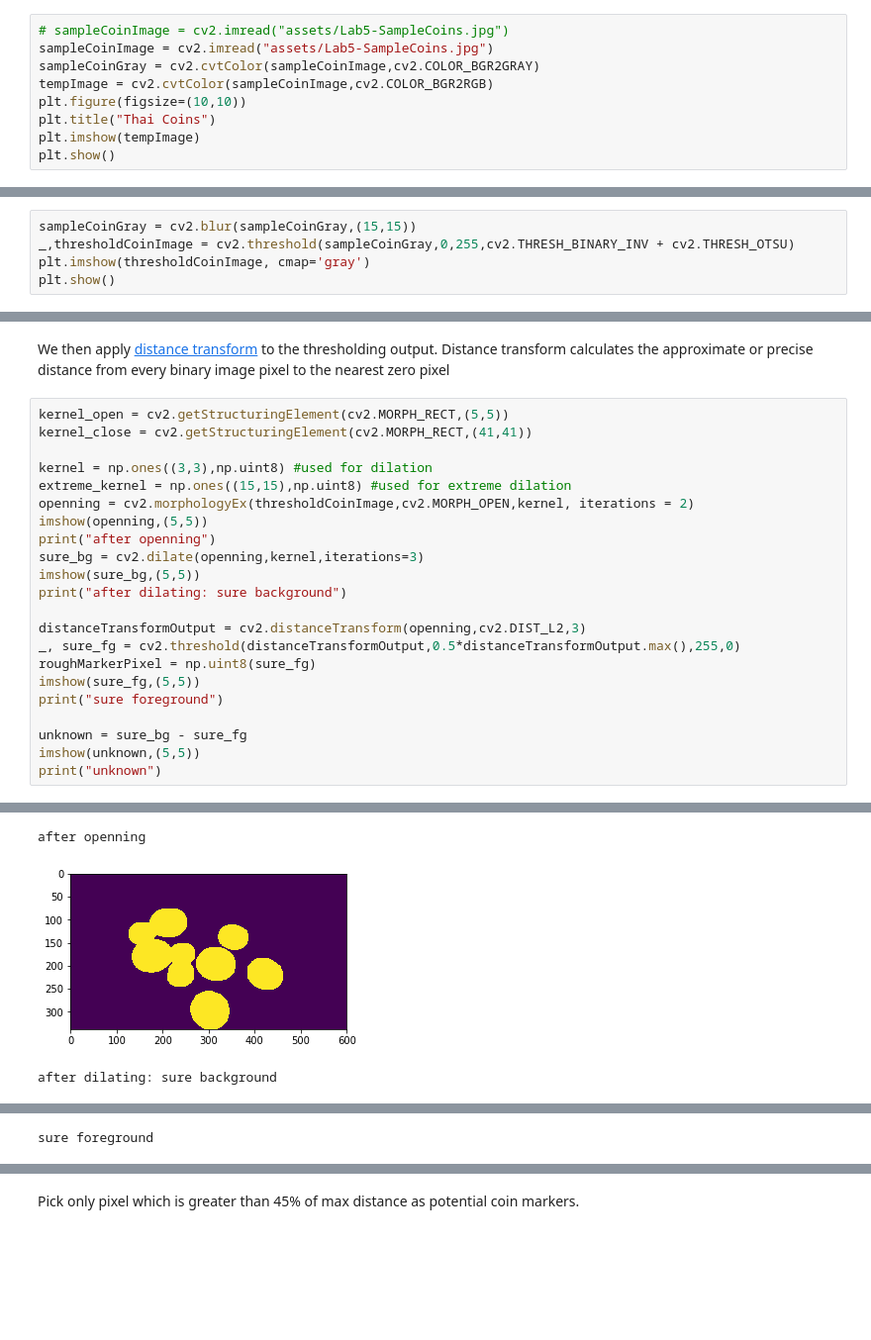
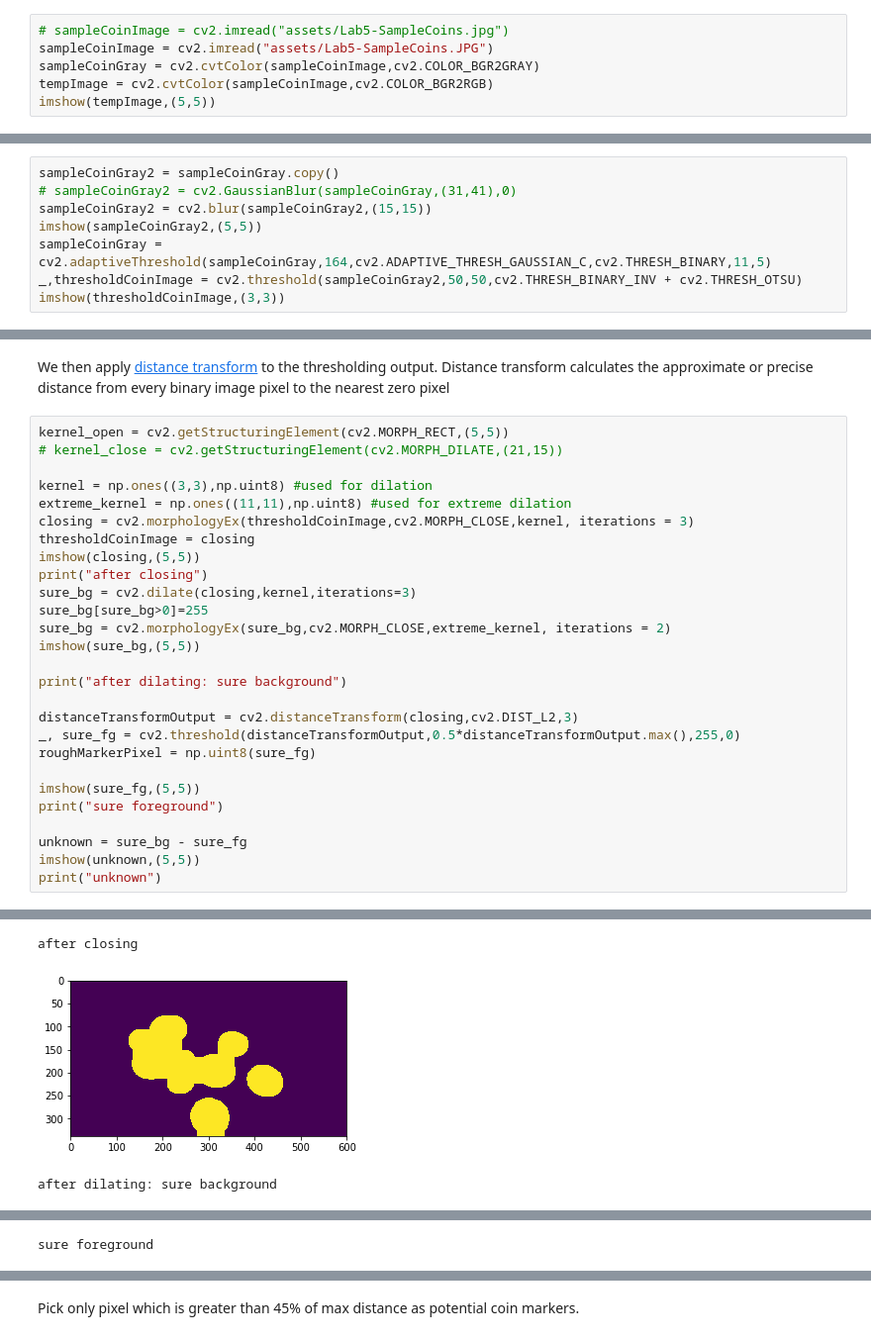
Before and after one commit to Chanokthorn/cv, a Jupyter notebook: Lab 5 - Simple Object Recognition.ipynb, the cells around one changed output, grey strips where cells are left out. Shown at 99% size. Drawn from its saved outputs; the diff is of its cells as text; blank space fills up the shorter version.

```diff
--- a/Lab 5 - Simple Object Recognition.ipynb
+++ b/Lab 5 - Simple Object Recognition.ipynb
@@ -303,11 +313,8 @@ In this section, we will learn how to apply a classic segmentation algorithm nam
 Assume that we want to build an application to count coins value from the following image. First of all, we need to segment each coins in to a individual connected component.
 # %%
 # sampleCoinImage = cv2.imread("assets/Lab5-SampleCoins.jpg")
-sampleCoinImage = cv2.imread("assets/Lab5-SampleCoins.jpg")
+sampleCoinImage = cv2.imread("assets/Lab5-SampleCoins.JPG")
 sampleCoinGray = cv2.cvtColor(sampleCoinImage,cv2.COLOR_BGR2GRAY)
 tempImage = cv2.cvtColor(sampleCoinImage,cv2.COLOR_BGR2RGB)
-plt.figure(figsize=(10,10))
-plt.title("Thai Coins")
-plt.imshow(tempImage)
-plt.show()
+imshow(tempImage,(5,5))
 # %% [output]
@@ -333,8 +338,3 @@ sobelY = np.uint8(np.absolute(cv2.Sobel(sampleCoinGray,cv2.CV_64F,0,1,ksize=3)))
 sobelXY = (sobelX + sobelY) > 43
 # %% [markdown]
 You can see from the above threshold edge map, even we selects a precise edge threshold, we cannot segment connected coins into individual one. In order to use watershed algorithm, markers muse be place at the corresponded location of the objects in our image. The markers can be either manual define or calculate from various image processing techniques. We will start from using <a href="https://docs.opencv.org/3.4.2/d7/d4d/tutorial_py_thresholding.html">automatic Otsu thesholding</a>.
-# %%
-sampleCoinGray = cv2.blur(sampleCoinGray,(15,15))
-_,thresholdCoinImage = cv2.threshold(sampleCoinGray,0,255,cv2.THRESH_BINARY_INV + cv2.THRESH_OTSU)
-plt.imshow(thresholdCoinImage, cmap='gray')
-plt.show()
@@ -342,0 +341,8 @@ plt.show()
+# %%
+sampleCoinGray2 = sampleCoinGray.copy()
+# sampleCoinGray2 = cv2.GaussianBlur(sampleCoinGray,(31,41),0)
+sampleCoinGray2 = cv2.blur(sampleCoinGray2,(15,15))
+imshow(sampleCoinGray2,(5,5))
+sampleCoinGray = cv2.adaptiveThreshold(sampleCoinGray,164,cv2.ADAPTIVE_THRESH_GAUSSIAN_C,cv2.THRESH_BINARY,11,5)
+_,thresholdCoinImage = cv2.threshold(sampleCoinGray2,50,50,cv2.THRESH_BINARY_INV + cv2.THRESH_OTSU)
+imshow(thresholdCoinImage,(3,3))
@@ -381,30 +390,35 @@ interactive(children=(IntSlider(value=1, description='kernelSizeOpen', max=21, m
 We then apply <a href="https://docs.opencv.org/3.4.2/d7/d1b/group__imgproc__misc.html#ga8a0b7fdfcb7a13dde018988ba3a43042">distance transform</a> to the thresholding output. Distance transform calculates the approximate or precise distance from every binary image pixel to the nearest zero pixel
 # %%
 kernel_open = cv2.getStructuringElement(cv2.MORPH_RECT,(5,5))
-kernel_close = cv2.getStructuringElement(cv2.MORPH_RECT,(41,41))
+# kernel_close = cv2.getStructuringElement(cv2.MORPH_DILATE,(21,15))
 
 kernel = np.ones((3,3),np.uint8) #used for dilation
-extreme_kernel = np.ones((15,15),np.uint8) #used for extreme dilation
-openning = cv2.morphologyEx(thresholdCoinImage,cv2.MORPH_OPEN,kernel, iterations = 2)
-imshow(openning,(5,5))
-print("after openning")
-sure_bg = cv2.dilate(openning,kernel,iterations=3)
+extreme_kernel = np.ones((11,11),np.uint8) #used for extreme dilation
+closing = cv2.morphologyEx(thresholdCoinImage,cv2.MORPH_CLOSE,kernel, iterations = 3)
+thresholdCoinImage = closing
+imshow(closing,(5,5))
+print("after closing")
+sure_bg = cv2.dilate(closing,kernel,iterations=3)
+sure_bg[sure_bg>0]=255
+sure_bg = cv2.morphologyEx(sure_bg,cv2.MORPH_CLOSE,extreme_kernel, iterations = 2)
 imshow(sure_bg,(5,5))
+
 print("after dilating: sure background")
 
-distanceTransformOutput = cv2.distanceTransform(openning,cv2.DIST_L2,3)
+distanceTransformOutput = cv2.distanceTransform(closing,cv2.DIST_L2,3)
 _, sure_fg = cv2.threshold(distanceTransformOutput,0.5*distanceTransformOutput.max(),255,0)
 roughMarkerPixel = np.uint8(sure_fg)
+
 imshow(sure_fg,(5,5))
 print("sure foreground")
 
 unknown = sure_bg - sure_fg
 imshow(unknown,(5,5))
 print("unknown")
 # %% [output]
 [figure]
-after openning
+after closing
-[figure, old version]
+[figure, new version]
 after dilating: sure background
 [figure]
 sure foreground
```
Also changed, not shown: parts of 31 cells of this notebook.
